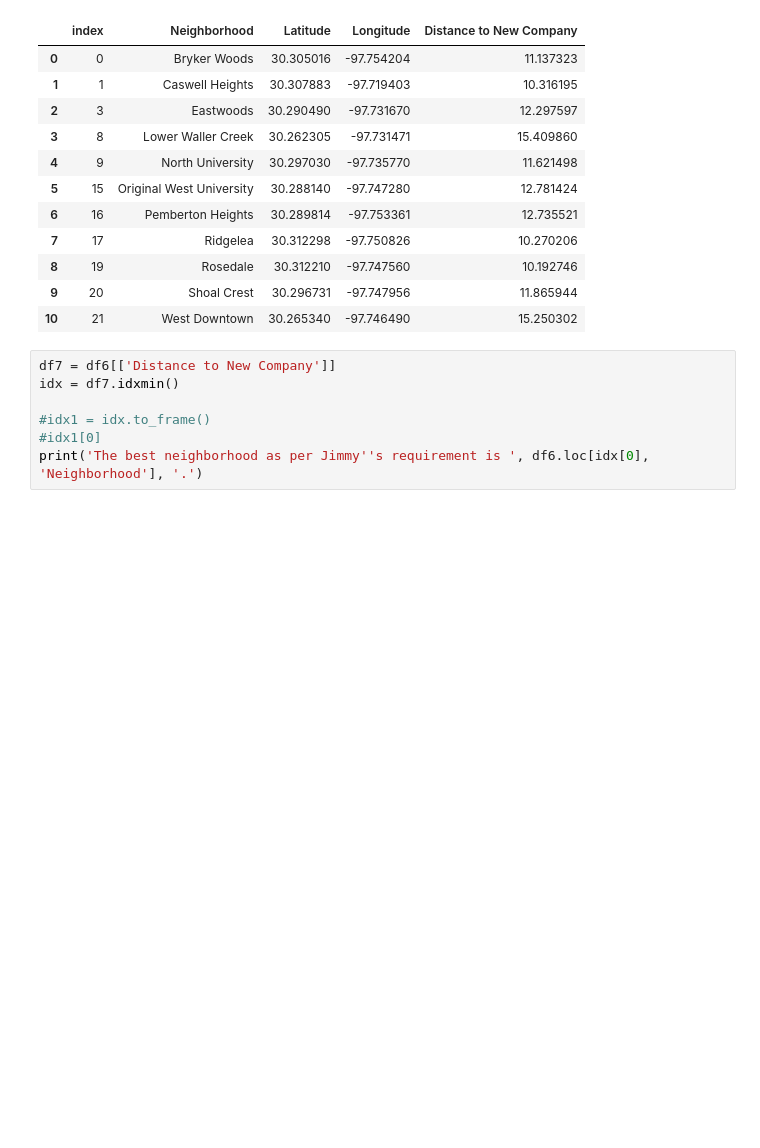
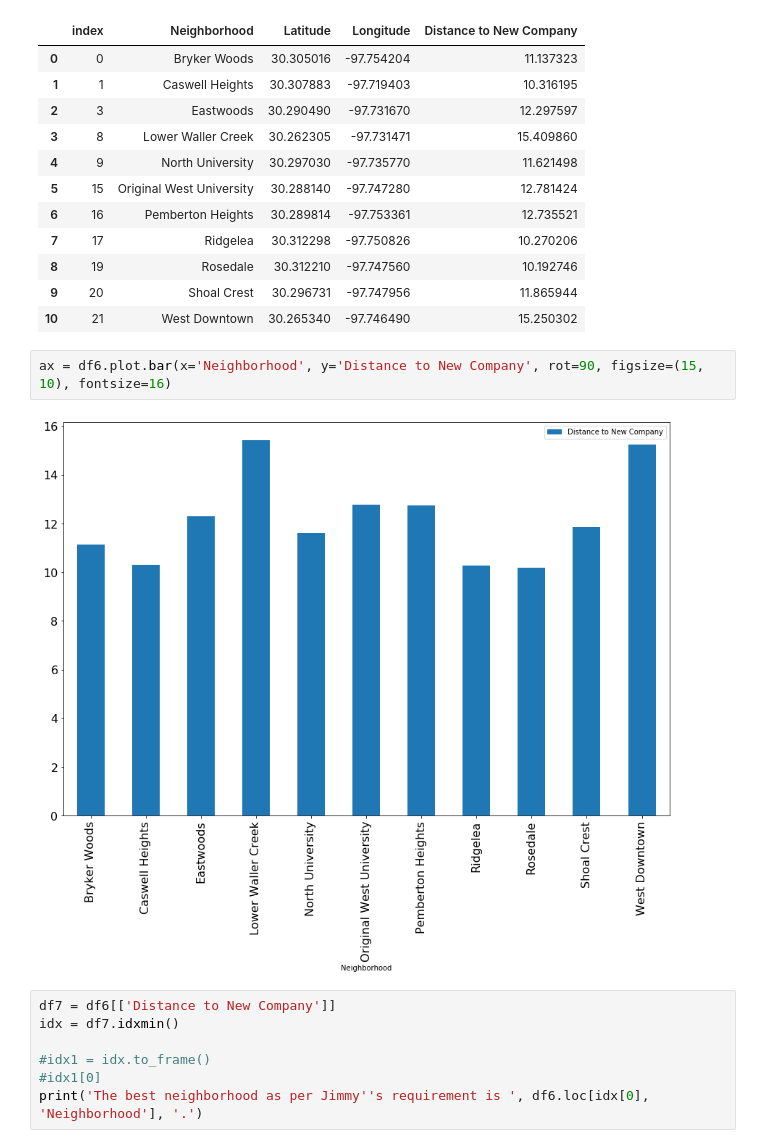
Before and after one commit to zaomy/Capstone_Data_Science, a Jupyter notebook: Capstone_week5_project.ipynb, the cells around one changed output. Cells and saved outputs as stored; diff of their text form; blank space fills up the shorter version.

```diff
--- a/Capstone_week5_project.ipynb
+++ b/Capstone_week5_project.ipynb
@@ -451,6 +451,10 @@ df6
 | 8 | 19 | Rosedale | 30.312210 | -97.747560 | 10.192746 |
 | 9 | 20 | Shoal Crest | 30.296731 | -97.747956 | 11.865944 |
 | 10 | 21 | West Downtown | 30.265340 | -97.746490 | 15.250302 |
+# %%
+ax = df6.plot.bar(x='Neighborhood', y='Distance to New Company', rot=90, figsize=(15, 10), fontsize=16)
+# %% [output]
+[figure, added]
 # %%
 df7 = df6[['Distance to New Company']]
 idx = df7.idxmin()
```
